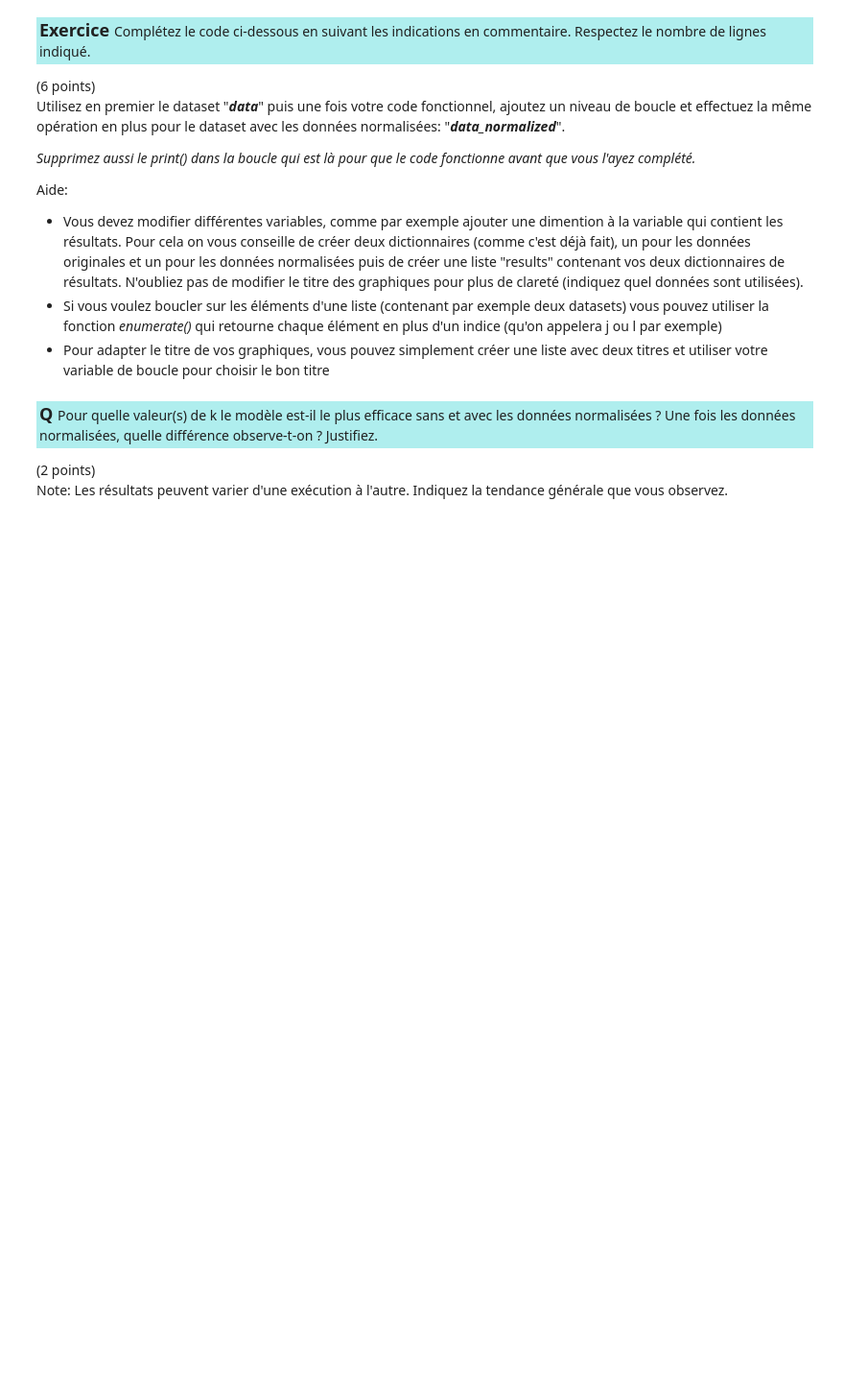
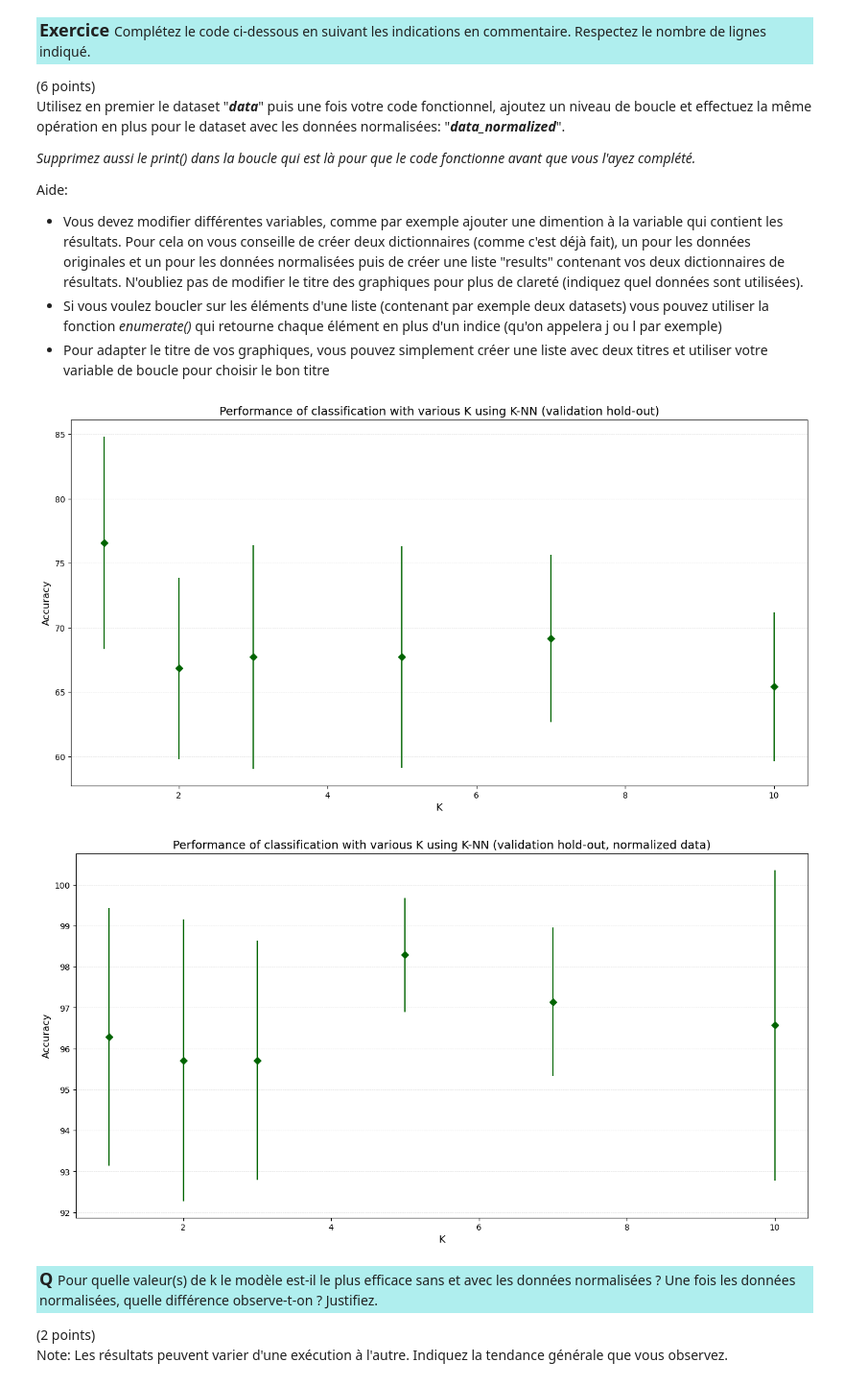
Before and after one commit to gabpereirach/isd_laboTP3, a Jupyter notebook: TP3_ISD_SA2024_Reymond_Pereira.ipynb, the cells around one changed output. Shown: that part at 96% size. Cells and saved outputs as stored; diff of their text form; code cells hidden in the pictures; blank space fills up the shorter version.

```diff
--- a/TP3_ISD_SA2024_Reymond_Pereira.ipynb
+++ b/TP3_ISD_SA2024_Reymond_Pereira.ipynb
@@ -602,57 +749,49 @@ Aide:
 - Pour adapter le titre de vos graphiques, vous pouvez simplement créer une liste avec deux titres et utiliser votre variable de boucle pour choisir le bon titre
 # %%
 # Complétez le code ci-dessous. Attention, les données sont dans "data"/"data_normalized" et non dans "wines":
-
 
 # Nous voulons 10 répétitions avec la méthode validation hold-out
 N_REPETITIONS = 10
 
 # Nous allons stocker les résultats dans un dictionnaire, avec pour chaque k une liste d'accuracy.
 results = defaultdict(list)
+results_normalized = defaultdict(list)
+
+# List of datasets and corresponding result dictionaries
+datasets = [data, data_normalized]
+results_list = [results, results_normalized]
+titles = ["Performance of classification with various K using K-NN (validation hold-out)",
+          "Performance of classification with various K using K-NN (validation hold-out, normalized data)"]
 
 # Pour chaque validation hold-out (test et train set différents) on test chaque k
-for i in range(N_REPETITIONS):
-    for k in Ks:
-        print(f"----- N = {i} - k = {k} -----")  # Vous pouvez supprimer cette ligne une fois votre code fonctionnel
-                                                 # Pour que le code tourne, la boucle ne doit pas être vide ;-)
+for dataset, result_dict, title in zip(datasets, results_list, titles):
+    for i in range(N_REPETITIONS):
+        for k in Ks:
+            # Faire le train-test split avec split = 0.8.
+            train, test = train_test_split(dataset, split=0.8)
 
-        # Faire le train-test split avec split = 0.8.
-        # La fonction retourne deux éléments, utilisez le unpacking pour les extraire (train, test = fct())
-        # - complétez - 1 ligne
+            # Obtenir les prédictions à l'aide de la fonction predict_classification()
+            predictions = [predict_classification(train, row, k) for row in test]
 
+            # Joindre à results[k] la liste des accuracies (obtenu avec la fonction accuracy_metric() ci dessus)
+            actuals = [row[0] for row in test]
+            accuracy = accuracy_metric(actuals, predictions)
+            result_dict[k].append(accuracy)
 
-        # Obtenir les prédictions à l'aide de la fonction predict_classification()
-        # Aide: utilisez la compréhension de liste:  prédictions = [prediction(...) for ... in ...]
-        #                                                                           pour chaque observation de test
-        #       Vous devez générer une liste de prédictions (1, 2 ou 3), que vous comparerez en dessous avec
-        #         les valeurs justes pour obtenir l'accuracy.
+    # Plotting the results
+    _, ax = plt.subplots(1, 1, figsize=(16, 8))
+    means = [np.mean(v) for v in result_dict.values()]
+    stds = [np.std(v) for v in result_dict.values()]
 
-        # - complétez - 1 ligne
-
-
-        # Joindre à results[k] la liste des accuracies (obtenu avec la fonction accuracy_metric() ci dessus)
-        # Aide: utilisez la méthode append() pour joindre l'accuracy aux résultats
-        # Aide: utilisez la méthode accuracy_metric() pour obtenir l'accuracy
-        # Aide: Vous avez une liste de prédictions et un dataframe original (test)
-        #       utilisez la compréhension de liste pour créer la liste des données originales:
-        #         [colone "note" pour chaque ligne des tests]
-
-        # - complétez - 1 ligne (si vous y arrivez, sinon plus)
-
-
-# Une fois le code fonctionnel, vous devrez bouger le graphique à l'intérieur de la boucle
-# N'oubliez pas de changer le titre selon les données utilisées !
-
-_, ax = plt.subplots(1, 1, figsize=(16, 8))
-
-means = [np.mean(v) for v in results.values()]
-stds = [np.std(v) for v in results.values()]
-
-ax.errorbar(results.keys(), means, stds, linestyle='None', marker='D', color='darkgreen')
-ax.set_ylabel('Accuracy', fontsize=12)
-ax.set_xlabel('K', fontsize=12)
-ax.set_title('Performance of classification with various K using K-NN (validation hold-out)', fontsize=14)
-ax.grid(axis='y', linestyle='--', alpha=0.4, lw=0.5)
+    ax.errorbar(result_dict.keys(), means, stds, linestyle='None', marker='D', color='darkgreen')
+    ax.set_ylabel('Accuracy', fontsize=12)
+    ax.set_xlabel('K', fontsize=12)
+    ax.set_title(title, fontsize=14)
+    ax.grid(axis='y', linestyle='--', alpha=0.4, lw=0.5)
+    plt.show()
+# %% [output]
+[figure, added]
+[figure, added]
 # %% [markdown]
 <p style="background-color:#AFEEEE;padding:3px"><font size="4"><b>Q </b></font> Pour quelle valeur(s) de k le modèle est-il le plus efficace sans et avec les données normalisées ? Une fois les données normalisées, quelle différence observe-t-on ? Justifiez.</p>
 (2 points)
```
Also changed, not shown: parts of 14 cells of this notebook.
